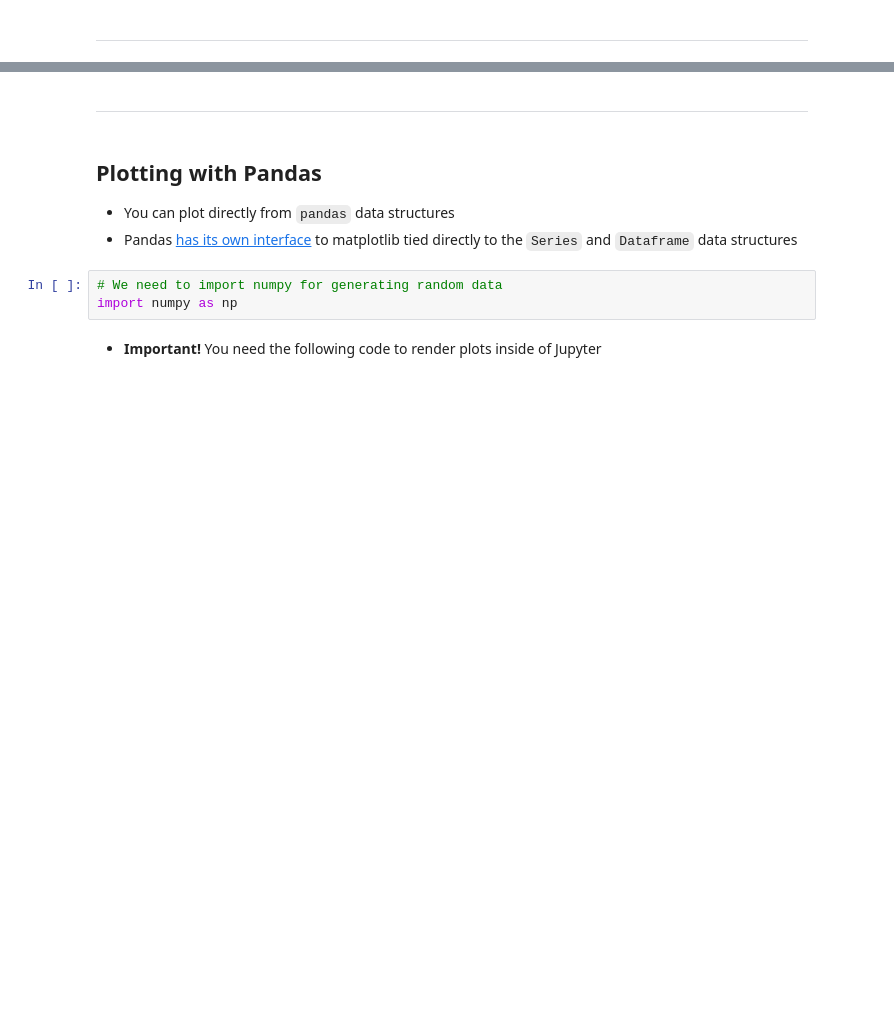
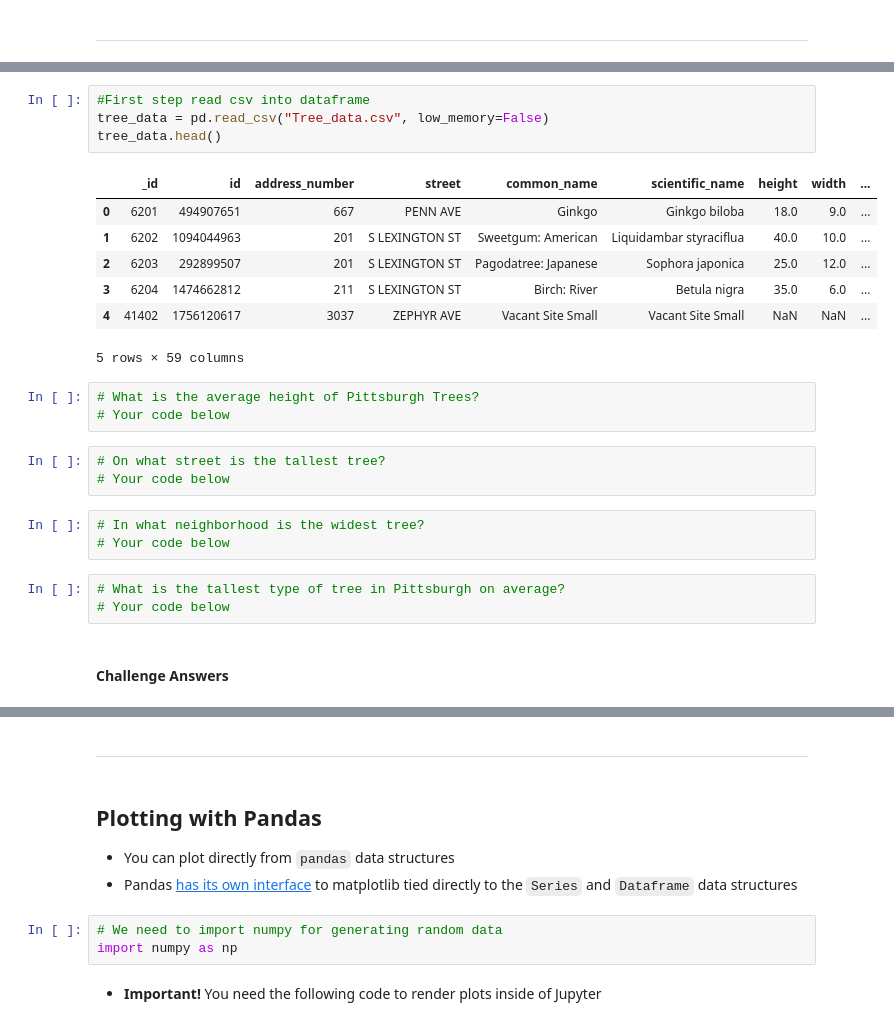
Before and after one commit to RCEatPitt/data-basics-summer-2018, a Jupyter notebook: day-two-pandas/introduction-to-pandas.ipynb, the cells around one changed output, grey strips where cells are left out. Drawn from its saved outputs; the diff is of its cells as text; blank space fills up the shorter version.

```diff
--- a/day-two-pandas/introduction-to-pandas.ipynb
+++ b/day-two-pandas/introduction-to-pandas.ipynb
@@ -574,0 +653,26 @@ TODO: Insert Connor's exercise
+# %%
+#First step read csv into dataframe
+tree_data = pd.read_csv("Tree_data.csv", low_memory=False)
+tree_data.head()
+# %% [output]
+|  | _id | id | address_number | street | common_name | scientific_name | height | width | ... |
+| 0 | 6201 | 494907651 | 667 | PENN AVE | Ginkgo | Ginkgo biloba | 18.0 | 9.0 | ... |
+| 1 | 6202 | 1094044963 | 201 | S LEXINGTON ST | Sweetgum: American | Liquidambar styraciflua | 40.0 | 10.0 | ... |
+| 2 | 6203 | 292899507 | 201 | S LEXINGTON ST | Pagodatree: Japanese | Sophora japonica | 25.0 | 12.0 | ... |
+| 3 | 6204 | 1474662812 | 211 | S LEXINGTON ST | Birch: River | Betula nigra | 35.0 | 6.0 | ... |
+| 4 | 41402 | 1756120617 | 3037 | ZEPHYR AVE | Vacant Site Small | Vacant Site Small | NaN | NaN | ... |
+5 rows × 59 columns
+# %%
+# What is the average height of Pittsburgh Trees?
+# Your code below
+# %%
+# On what street is the tallest tree?
+# Your code below
+# %%
+# In what neighborhood is the widest tree?
+# Your code below
+# %%
+# What is the tallest type of tree in Pittsburgh on average?
+# Your code below
+# %% [markdown]
+#### Challenge Answers
```
Also changed, not shown: parts of 83 cells of this notebook, 4 other files.
